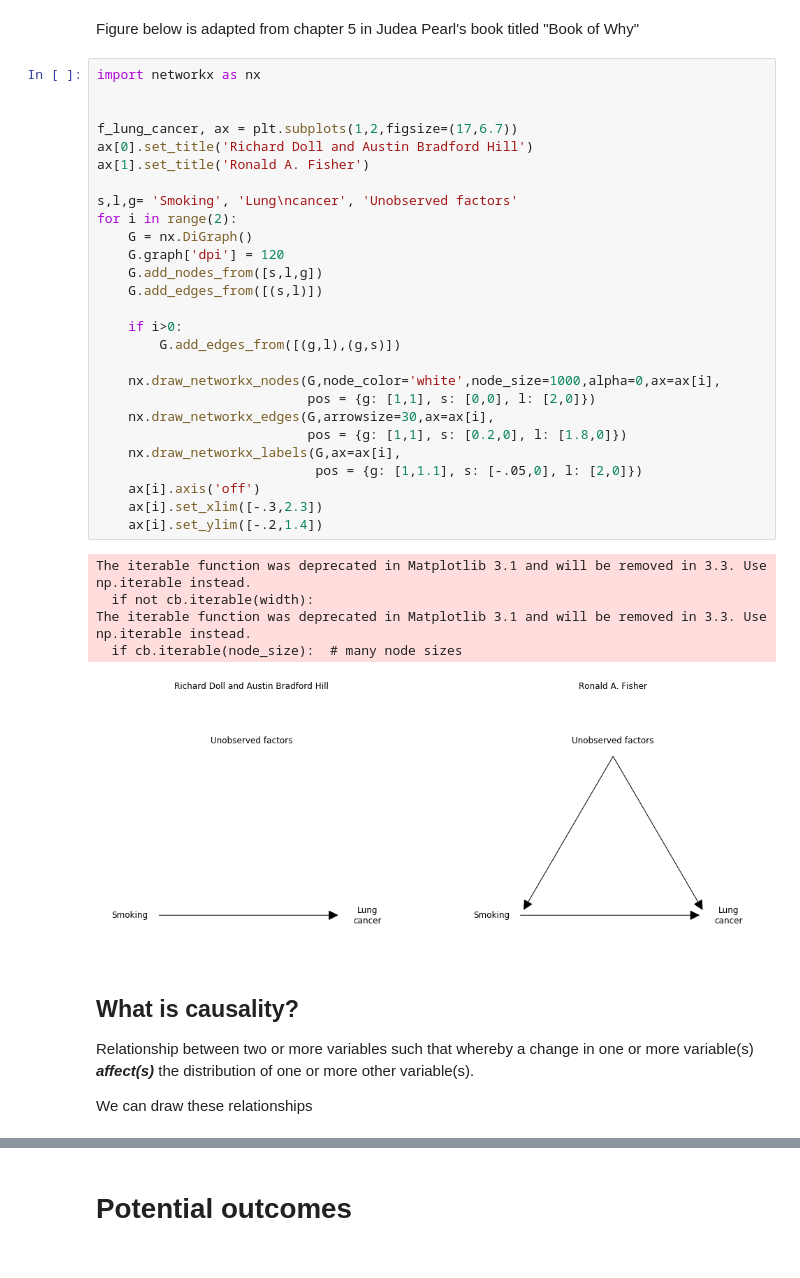
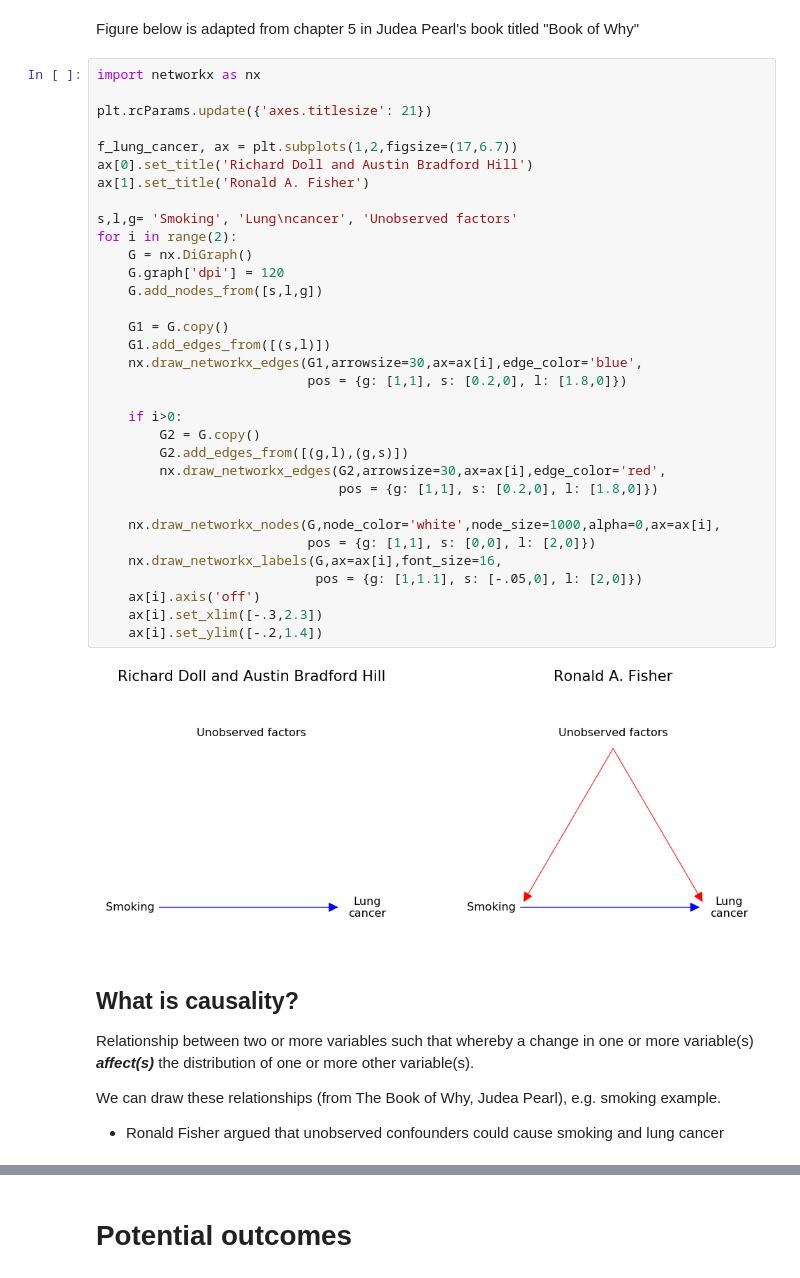
Before and after one commit to abjer/sds_eml_2020, a Jupyter notebook: material/session_4/lecture_4.ipynb, the cells around one changed output, grey strips where cells are left out. Cells and saved outputs as stored; diff of their text form.

```diff
--- a/material/session_4/lecture_4.ipynb
+++ b/material/session_4/lecture_4.ipynb
@@ -40,42 +40,45 @@ Figure below is adapted from chapter 5 in Judea Pearl's book titled "Book of Why
 # %%
 import networkx as nx
 
+plt.rcParams.update({'axes.titlesize': 21})
 
 f_lung_cancer, ax = plt.subplots(1,2,figsize=(17,6.7))
 ax[0].set_title('Richard Doll and Austin Bradford Hill')
 ax[1].set_title('Ronald A. Fisher')
 
 s,l,g= 'Smoking', 'Lung\ncancer', 'Unobserved factors'
 for i in range(2):
     G = nx.DiGraph()
     G.graph['dpi'] = 120
     G.add_nodes_from([s,l,g])
-    G.add_edges_from([(s,l)])
+
+    G1 = G.copy()
+    G1.add_edges_from([(s,l)])
+    nx.draw_networkx_edges(G1,arrowsize=30,ax=ax[i],edge_color='blue',
+                           pos = {g: [1,1], s: [0.2,0], l: [1.8,0]})
 
     if i>0:
-        G.add_edges_from([(g,l),(g,s)])
+        G2 = G.copy()
+        G2.add_edges_from([(g,l),(g,s)])
+        nx.draw_networkx_edges(G2,arrowsize=30,ax=ax[i],edge_color='red',
+                               pos = {g: [1,1], s: [0.2,0], l: [1.8,0]})
 
     nx.draw_networkx_nodes(G,node_color='white',node_size=1000,alpha=0,ax=ax[i],
                            pos = {g: [1,1], s: [0,0], l: [2,0]})
-    nx.draw_networkx_edges(G,arrowsize=30,ax=ax[i],
-                           pos = {g: [1,1], s: [0.2,0], l: [1.8,0]})
-    nx.draw_networkx_labels(G,ax=ax[i],
+    nx.draw_networkx_labels(G,ax=ax[i],font_size=16,
                             pos = {g: [1,1.1], s: [-.05,0], l: [2,0]})
     ax[i].axis('off')
     ax[i].set_xlim([-.3,2.3])
     ax[i].set_ylim([-.2,1.4])
 # %% [output]
-The iterable function was deprecated in Matplotlib 3.1 and will be removed in 3.3. Use np.iterable instead.
-  if not cb.iterable(width):
-The iterable function was deprecated in Matplotlib 3.1 and will be removed in 3.3. Use np.iterable instead.
-  if cb.iterable(node_size):  # many node sizes
-[figure, old version]
+[figure, new version]
 # %% [markdown]
 ## What is causality?
 
 Relationship between two or more variables such that whereby a change in one or more variable(s) ***affect(s)*** the distribution of one or more other variable(s).
 
-We can draw these relationships
+We can draw these relationships (from The Book of Why, Judea Pearl), e.g. smoking example.
+- Ronald Fisher argued that unobserved confounders could cause smoking and lung cancer
 # %%
 f_lung_cancer
 # %% [output]
```
Also changed, not shown: parts of 11 cells of this notebook, 1 other file.
